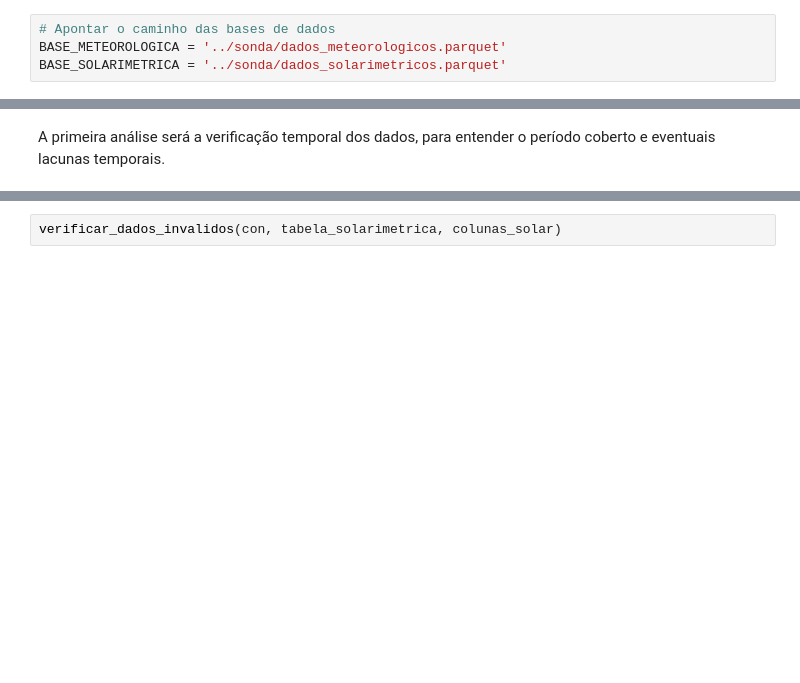
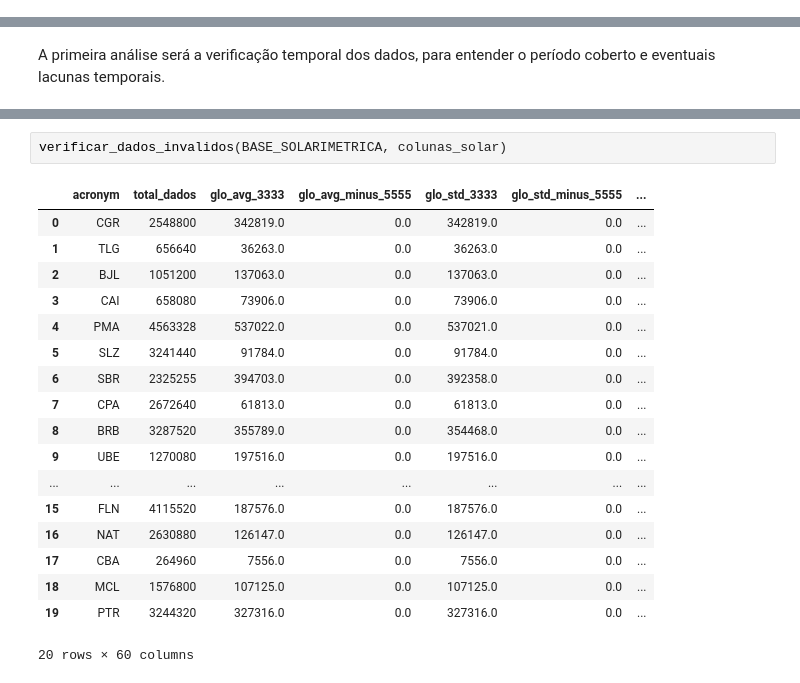
Before and after one commit to labren/sonda-curadoria, a Jupyter notebook: analise_exploratoria.ipynb, the cells around one changed output, grey strips where cells are left out. Drawn from its saved outputs; the diff is of its cells as text; blank space fills up the shorter version.

```diff
--- a/analise_exploratoria.ipynb
+++ b/analise_exploratoria.ipynb
@@ -301,4 +187,0 @@ def criar_tabela(con, dados, base, saida):
-# %%
-# Apontar o caminho das bases de dados
-BASE_METEOROLOGICA = '../sonda/dados_meteorologicos.parquet'
-BASE_SOLARIMETRICA = '../sonda/dados_solarimetricos.parquet'
@@ -370,2 +326,21 @@ verificar_dados_invalidos(con, tabela_meteorologica, colunas_meteoro)
 # %%
-verificar_dados_invalidos(con, tabela_solarimetrica, colunas_solar)
+verificar_dados_invalidos(BASE_SOLARIMETRICA, colunas_solar)
+# %% [output]
+|  | acronym | total_dados | glo_avg_3333 | glo_avg_minus_5555 | glo_std_3333 | glo_std_minus_5555 | ... |
+| 0 | CGR | 2548800 | 342819.0 | 0.0 | 342819.0 | 0.0 | ... |
+| 1 | TLG | 656640 | 36263.0 | 0.0 | 36263.0 | 0.0 | ... |
+| 2 | BJL | 1051200 | 137063.0 | 0.0 | 137063.0 | 0.0 | ... |
+| 3 | CAI | 658080 | 73906.0 | 0.0 | 73906.0 | 0.0 | ... |
+| 4 | PMA | 4563328 | 537022.0 | 0.0 | 537021.0 | 0.0 | ... |
+| 5 | SLZ | 3241440 | 91784.0 | 0.0 | 91784.0 | 0.0 | ... |
+| 6 | SBR | 2325255 | 394703.0 | 0.0 | 392358.0 | 0.0 | ... |
+| 7 | CPA | 2672640 | 61813.0 | 0.0 | 61813.0 | 0.0 | ... |
+| 8 | BRB | 3287520 | 355789.0 | 0.0 | 354468.0 | 0.0 | ... |
+| 9 | UBE | 1270080 | 197516.0 | 0.0 | 197516.0 | 0.0 | ... |
+| ... | ... | ... | ... | ... | ... | ... | ... |
+| 15 | FLN | 4115520 | 187576.0 | 0.0 | 187576.0 | 0.0 | ... |
+| 16 | NAT | 2630880 | 126147.0 | 0.0 | 126147.0 | 0.0 | ... |
+| 17 | CBA | 264960 | 7556.0 | 0.0 | 7556.0 | 0.0 | ... |
+| 18 | MCL | 1576800 | 107125.0 | 0.0 | 107125.0 | 0.0 | ... |
+| 19 | PTR | 3244320 | 327316.0 | 0.0 | 327316.0 | 0.0 | ... |
+20 rows × 60 columns
```
Also changed, not shown: parts of 26 cells of this notebook.
